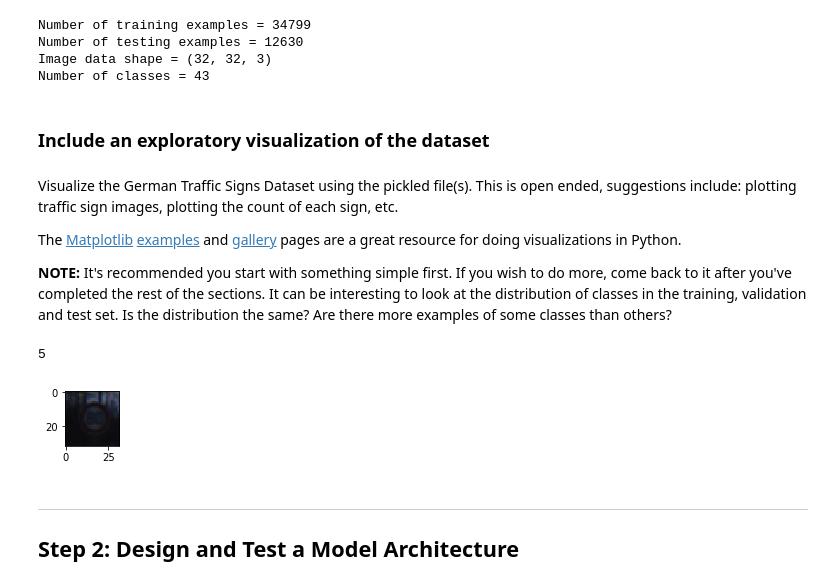
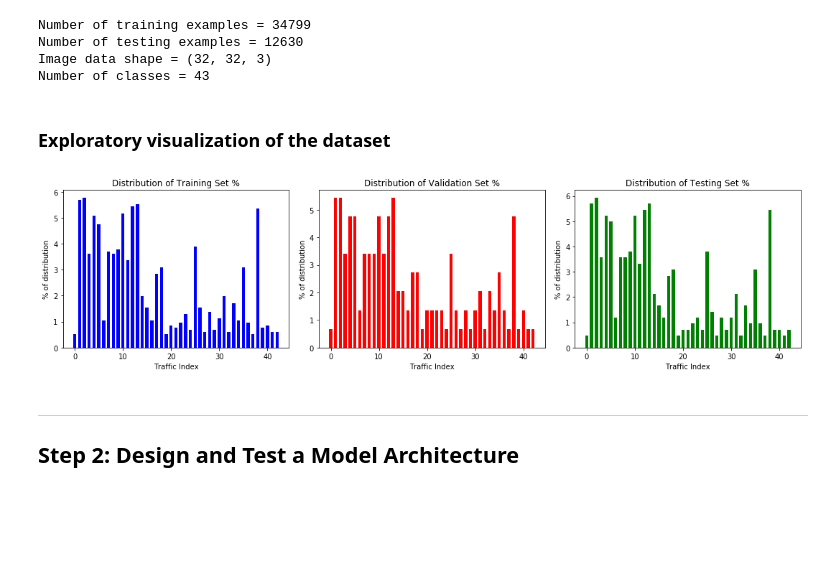
Before and after one commit to shareq2005/CarND-Traffic-Sign-Classifier-Project, a Jupyter notebook: Traffic_Sign_Classifier.ipynb, the cells around one changed output. Cells and saved outputs as stored; diff of their text form; code cells hidden in the pictures; blank space fills up the shorter version.

Commit message:
Added Exploratory section

```diff
--- a/Traffic_Sign_Classifier.ipynb
+++ b/Traffic_Sign_Classifier.ipynb
@@ -79,32 +76,51 @@ Number of testing examples = 12630
 Image data shape = (32, 32, 3)
 Number of classes = 43
 # %% [markdown]
-### Include an exploratory visualization of the dataset
+### Exploratory visualization of the dataset
-# %% [markdown]
-Visualize the German Traffic Signs Dataset using the pickled file(s). This is open ended, suggestions include: plotting traffic sign images, plotting the count of each sign, etc.
-
-The [Matplotlib](http://matplotlib.org/) [examples](http://matplotlib.org/examples/index.html) and [gallery](http://matplotlib.org/gallery.html) pages are a great resource for doing visualizations in Python.
-
-**NOTE:** It's recommended you start with something simple first. If you wish to do more, come back to it after you've completed the rest of the sections. It can be interesting to look at the distribution of classes in the training, validation and test set. Is the distribution the same? Are there more examples of some classes than others?
-# %%
-### Data exploration visualization code goes here.
-### Feel free to use as many code cells as needed.
-# Visualizations will be shown in the notebook.
-
-import random
-import numpy as np
-import matplotlib.pyplot as plt
-%matplotlib inline
-
-index = random.randint(0, len(X_train))
-image = X_train[index].squeeze()
-
-plt.figure(figsize=(1,1))
-plt.imshow(image)
-print(y_train[index])
-# %% [output]
-5
-[figure, removed]
+# %%
+### Data exploration visualization code
+
+import numpy as np
+import matplotlib.pyplot as plt
+%matplotlib inline
+
+fig, (ax0, ax1, ax2) = plt.subplots(ncols=3, figsize=(15, 4))
+
+#counts of each unique sign
+counts_train = np.unique(y_train,return_counts = True)
+counts_valid = np.unique(y_valid,return_counts = True)
+counts_test  = np.unique(y_test,return_counts = True)
+
+#convert to numpy array
+counts_train_arr = np.array(counts_train)
+counts_valid_arr = np.array(counts_valid)
+counts_test_arr  = np.array(counts_test)
+
+#distribution of training, validation and testing sets
+distrib_train = (counts_train_arr/n_train) * 100
+distrib_valid = (counts_valid_arr/n_validation) * 100
+distrib_test  = (counts_test_arr/n_test) * 100
+
+ax0.bar(counts_train[0],distrib_train[1], width, color="blue")
+ax1.bar(counts_valid[0],distrib_valid[1], width, color="red")
+ax2.bar(counts_test[0],distrib_test[1], width, color="green")
+
+ax0.set_title('Distribution of Training Set %')
+ax1.set_title('Distribution of Validation Set %')
+ax2.set_title('Distribution of Testing Set %')
+
+ax0.set_xlabel('Traffic Index')
+ax1.set_xlabel('Traffic Index')
+ax2.set_xlabel('Traffic Index')
+
+ax0.set_ylabel('% of distribution')
+ax1.set_ylabel('% of distribution')
+ax2.set_ylabel('% of distribution')
+
+fig.tight_layout()
+plt.show()
+# %% [output]
+[figure, added]
 # %% [markdown]
 ----
 
```
Also changed, not shown: parts of 3 cells of this notebook.
